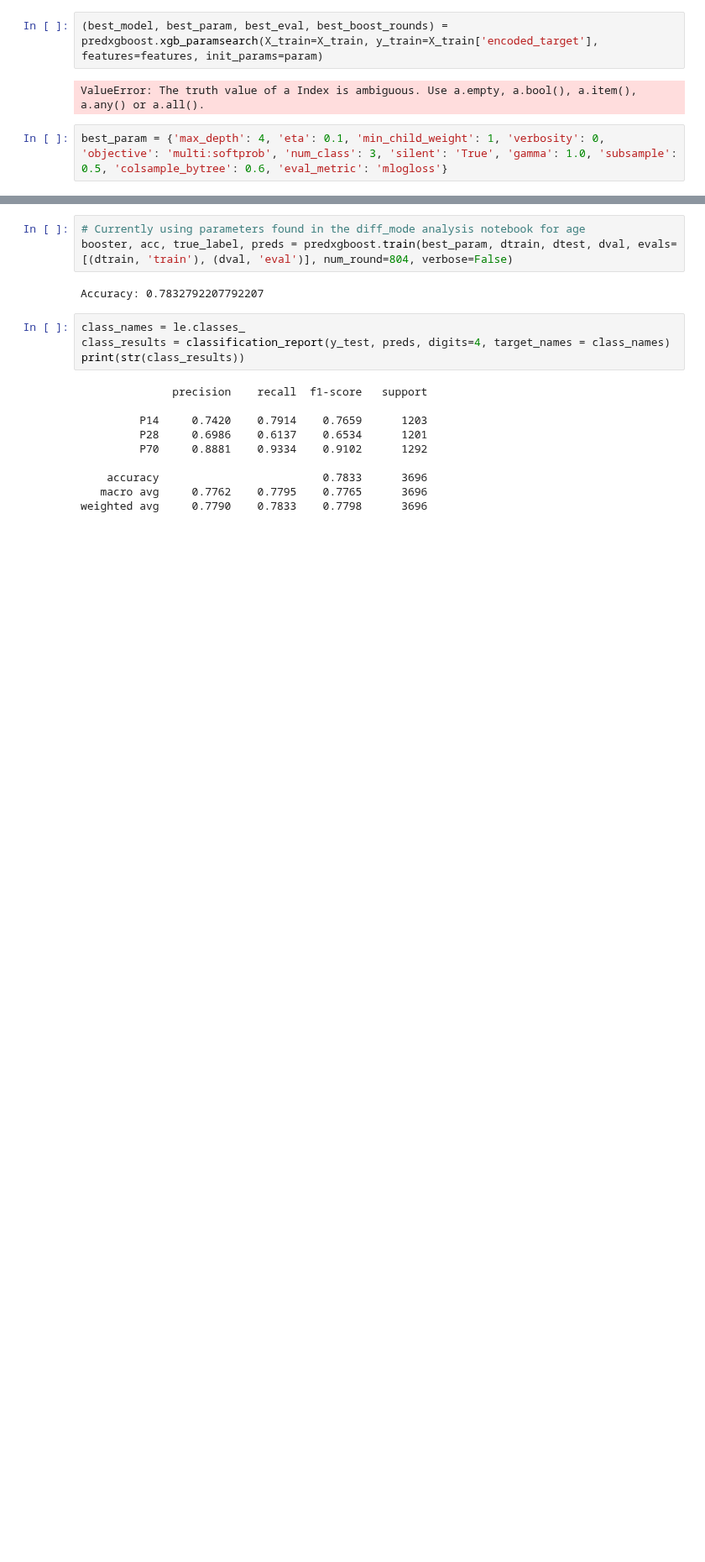
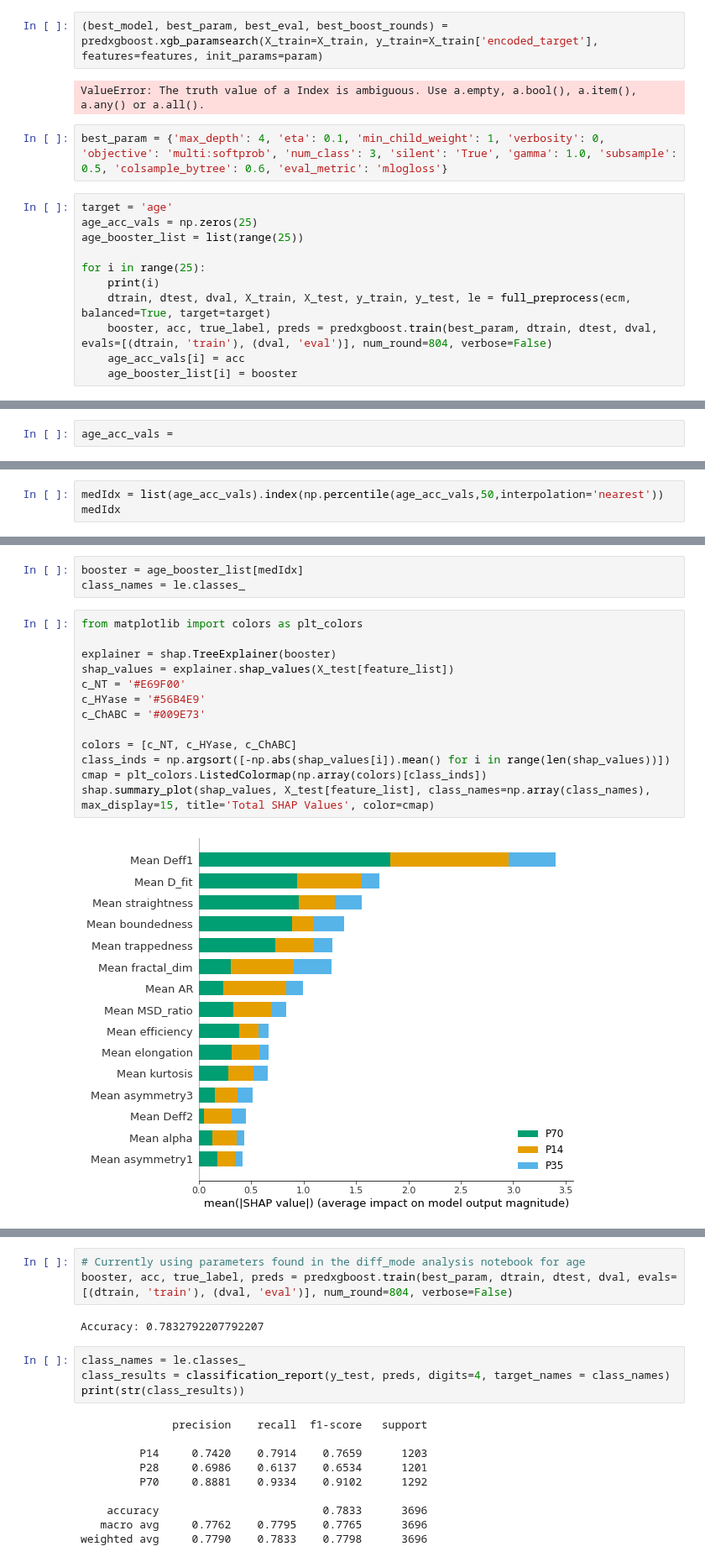
Before and after one commit to Nance-Lab/diff_predictor, a Jupyter notebook: notebooks/diffpred_full_workflow.ipynb, the cells around one changed output, grey strips where cells are left out. Shown at 84% size. Drawn from its saved outputs; the diff is of its cells as text; blank space fills up the shorter version.

```diff
--- a/notebooks/diffpred_full_workflow.ipynb
+++ b/notebooks/diffpred_full_workflow.ipynb
@@ -210,3 +246,14 @@ param = {'max_depth': 3,
 ValueError: The truth value of a Index is ambiguous. Use a.empty, a.bool(), a.item(), a.any() or a.all().
 # %%
 best_param = {'max_depth': 4, 'eta': 0.1, 'min_child_weight': 1, 'verbosity': 0, 'objective': 'multi:softprob', 'num_class': 3, 'silent': 'True', 'gamma': 1.0, 'subsample': 0.5, 'colsample_bytree': 0.6, 'eval_metric': 'mlogloss'}
+# %%
+target = 'age'
+age_acc_vals = np.zeros(25)
+age_booster_list = list(range(25))
+
+for i in range(25):
+    print(i)
+    dtrain, dtest, dval, X_train, X_test, y_train, y_test, le = full_preprocess(ecm, balanced=True, target=target)
+    booster, acc, true_label, preds = predxgboost.train(best_param, dtrain, dtest, dval, evals=[(dtrain, 'train'), (dval, 'eval')], num_round=804, verbose=False)
+    age_acc_vals[i] = acc
+    age_booster_list[i] = booster
@@ -212,0 +278,2 @@ best_param = {'max_depth': 4, 'eta': 0.1, 'min_child_weight': 1, 'verbosity': 0,
+# %%
+age_acc_vals =
@@ -212,0 +282,3 @@ best_param = {'max_depth': 4, 'eta': 0.1, 'min_child_weight': 1, 'verbosity': 0,
+# %%
+medIdx = list(age_acc_vals).index(np.percentile(age_acc_vals,50,interpolation='nearest'))
+medIdx
@@ -212,0 +292,18 @@ best_param = {'max_depth': 4, 'eta': 0.1, 'min_child_weight': 1, 'verbosity': 0,
+# %%
+booster = age_booster_list[medIdx]
+class_names = le.classes_
+# %%
+from matplotlib import colors as plt_colors
+
+explainer = shap.TreeExplainer(booster)
+shap_values = explainer.shap_values(X_test[feature_list])
+c_NT = '#E69F00'
+c_HYase = '#56B4E9'
+c_ChABC = '#009E73'
+
+colors = [c_NT, c_HYase, c_ChABC]
+class_inds = np.argsort([-np.abs(shap_values[i]).mean() for i in range(len(shap_values))])
+cmap = plt_colors.ListedColormap(np.array(colors)[class_inds])
+shap.summary_plot(shap_values, X_test[feature_list], class_names=np.array(class_names), max_display=15, title='Total SHAP Values', color=cmap)
+# %% [output]
+[figure, added]
```
Also changed, not shown: parts of 9 cells of this notebook.
